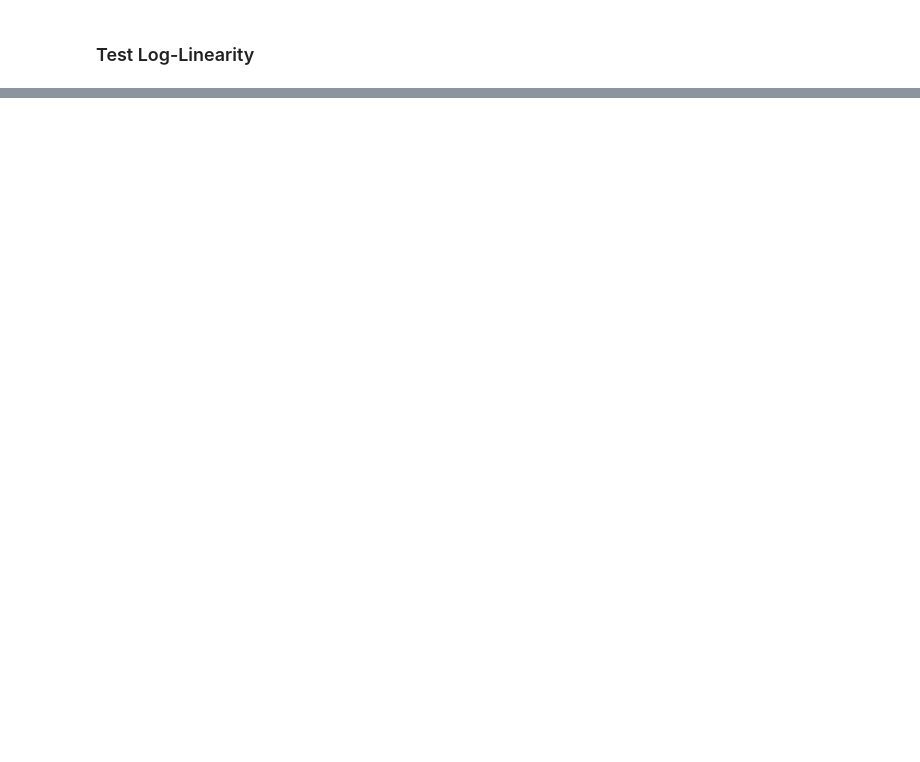
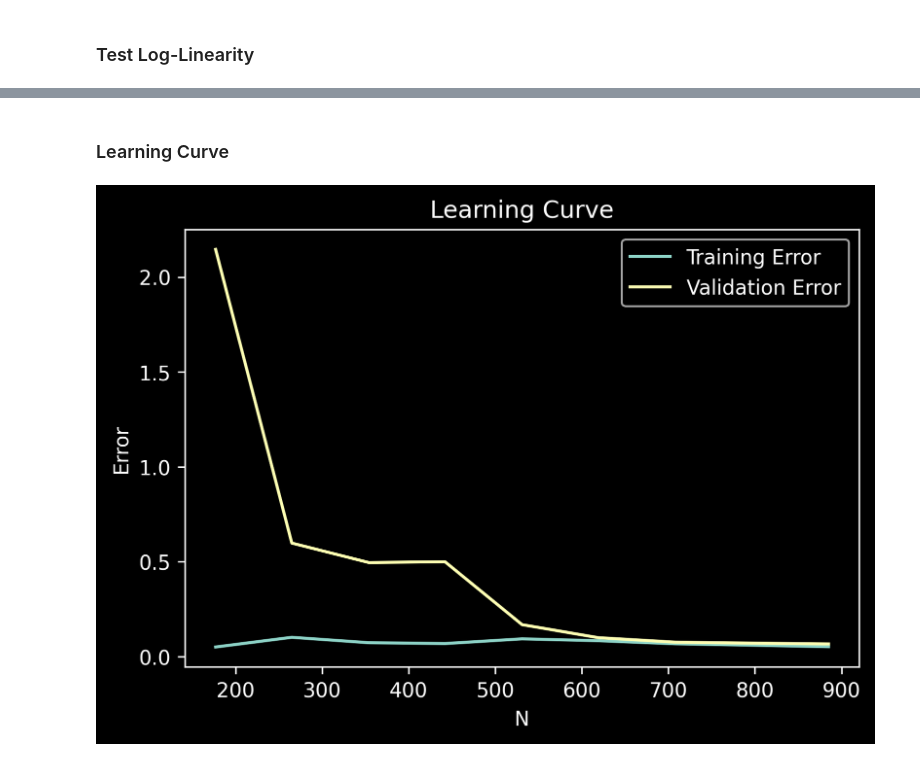
Before and after one commit to Marim1611/Bing-Bang-BodyLevel, a Jupyter notebook: ModelPipelines/LogisticRegression/Analysis.ipynb, the cells around one changed output, grey strips where cells are left out. Saved outputs shown, nothing was run; the diff lists cells and outputs as text; code cells hidden in the pictures; blank space fills up the shorter version.

Commit message:
Add Validation and Learning Curves for model analysis

```diff
--- a/ModelPipelines/LogisticRegression/Analysis.ipynb
+++ b/ModelPipelines/LogisticRegression/Analysis.ipynb
@@ -54,0 +82,7 @@ test_log_linearity(clf, class_index=3, x_data_d=x_data_d, y_data_d=y_data_d)
+# %% [markdown]
+### Learning Curve
+# %%
+train_sizes=np.linspace(0.1, 1.0, 10)
+learning_curves(clf, x_data_d, y_data_d, cv=4,N=train_sizes)
+# %% [output]
+[figure, added]
```
Also changed, not shown: parts of 6 cells of this notebook, 4 other files.
